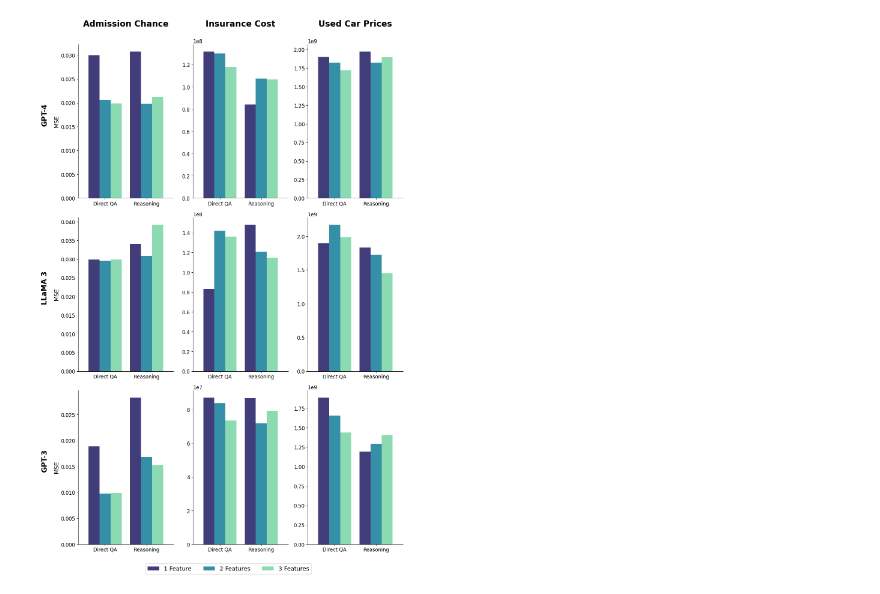
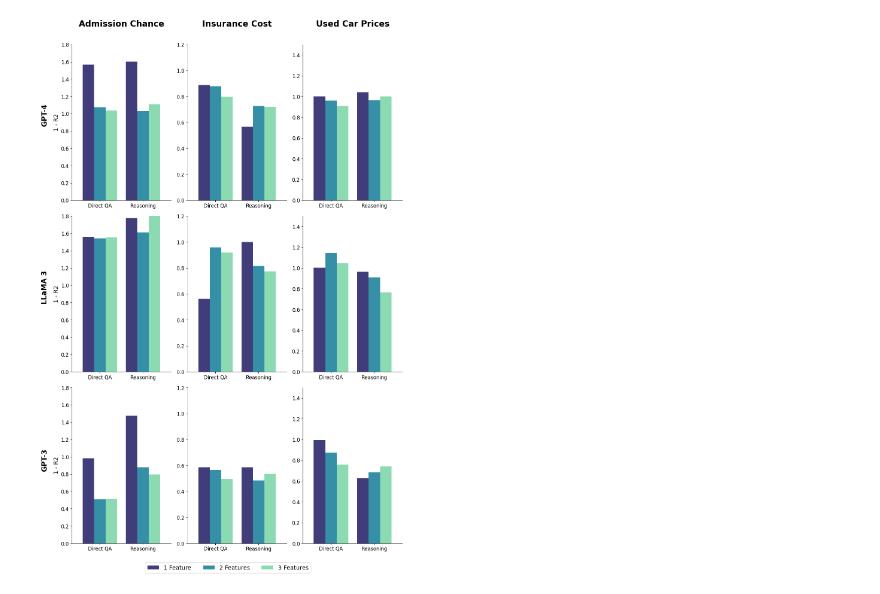
Before and after one commit to HLR/LvsR-LLM, a Jupyter notebook: Diagrams/main.ipynb, the cells around one changed output. Cells and saved outputs as stored; diff of their text form; code cells hidden in the pictures.

```diff
--- a/Diagrams/main.ipynb
+++ b/Diagrams/main.ipynb
@@ -7,33 +7,33 @@ from figures import (
     main_figure3,
     main_figure4,
     main_figure5
 )
 
 # Define paths to data files
 EVALUATION_RESULTS = "../evaluation_results.csv"
 ADMISSION_CHANCE_RESULTS = "../Datasets/Admission_Chance_MLResults.csv"
 INSURANCE_COST_RESULTS = "../Datasets/Insurance_Cost_MLResults.csv"
 USED_CAR_PRICES_RESULTS = "../Datasets/Used_Car_Prices_MLResults.csv"
 
 # Set configuration parameters
-METRIC = "MSE"  # Metric used for evaluation (e.g., MSE, MAE, r2)
+METRIC = "r2"  # Metric used for evaluation (e.g., MSE, MAE, r2)
 DPI = 100  # Resolution of output figures
 FIGURE = 5  # Which figure to generate (0-5)
 
 # Generate the specified figure based on the FIGURE variable
 if FIGURE == 0:
     main_figure0(EVALUATION_RESULTS, ADMISSION_CHANCE_RESULTS, INSURANCE_COST_RESULTS, USED_CAR_PRICES_RESULTS, METRIC, DPI)
 elif FIGURE == 1:
     main_figure1(EVALUATION_RESULTS, ADMISSION_CHANCE_RESULTS, INSURANCE_COST_RESULTS, USED_CAR_PRICES_RESULTS, METRIC, DPI)
 elif FIGURE == 2:
     main_figure2(EVALUATION_RESULTS, ADMISSION_CHANCE_RESULTS, INSURANCE_COST_RESULTS, USED_CAR_PRICES_RESULTS, METRIC, DPI)
 elif FIGURE == 3:
     main_figure3(EVALUATION_RESULTS, ADMISSION_CHANCE_RESULTS, INSURANCE_COST_RESULTS, USED_CAR_PRICES_RESULTS, METRIC, DPI, feature_num=3)
 elif FIGURE == 4:
     main_figure4(EVALUATION_RESULTS, ADMISSION_CHANCE_RESULTS, INSURANCE_COST_RESULTS, USED_CAR_PRICES_RESULTS, METRIC, DPI, in_context_num=100)
 elif FIGURE == 5:
     main_figure5(EVALUATION_RESULTS, ADMISSION_CHANCE_RESULTS, INSURANCE_COST_RESULTS, USED_CAR_PRICES_RESULTS, METRIC, DPI)
 else:
-    print(f"Invalid FIGURE value: {FIGURE}. Please choose a value between 3 and 7.")
+    print(f"Invalid FIGURE value: {FIGURE}. Please choose a value between 0 and 5.")
 # %% [output]
-[figure, old version]
+[figure, new version]
```
Also changed, not shown: 4 other files.
